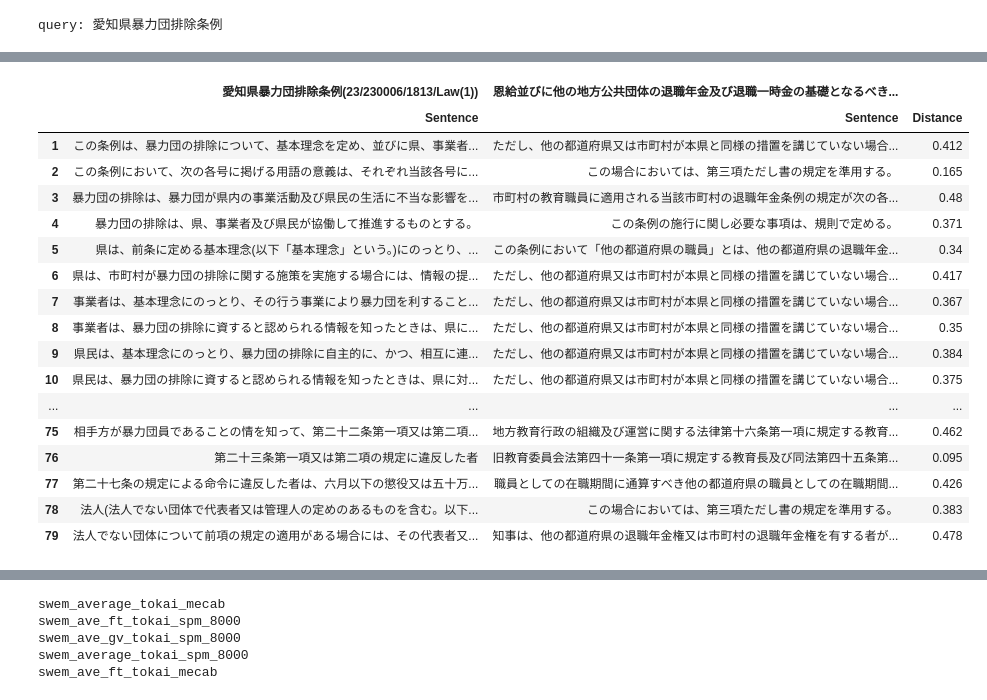
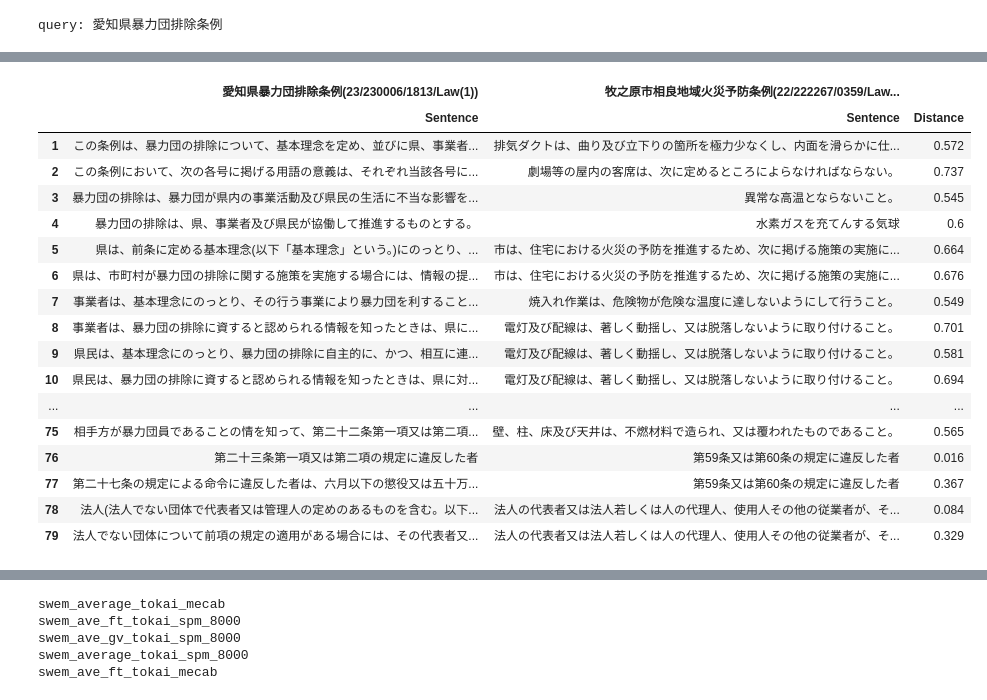
Before and after one commit to Arten013/hjst_model, a Jupyter notebook: pairtable.ipynb, the cells around one changed output, grey strips where cells are left out. Cells and saved outputs as stored; diff of their text form; code cells hidden in the pictures.

```diff
--- a/pairtable.ipynb
+++ b/pairtable.ipynb
@@ -80,7 +108,0 @@ NameError: name 'testset' is not defined
-# %%
-from hjst_model.tokenizer import load_spm
-#m = layerconf.load_model('swem_ave_gv_tokai_spm_8000-Sentence')
-testset.set_iterator_mode(level='Law', gensim=True)
-for td in testset:
-    print(td.tags, td.words)
-    break
@@ -194,0 +204,8 @@ add target: 半田市知多酒で乾杯を推進する条例 0.7940389
+# %%
+query = "24/245437/0420/Law(1)"
+query_level = re.split('\(', os.path.split(query)[1])[0]
+comp_level = 'Sentence'
+query_k = 1000
+comp_k = 10000
+threshold = 0.2
+print("query:", testset.get_elem(query))
@@ -194,0 +214,12 @@ add target: 半田市知多酒で乾杯を推進する条例 0.7940389
+# %%
+testset.set_iterator_mode(level=comp_level, tag=True, sentence=False)
+comp_level_tags = list(testset)
+comp_level_matrix = np.array([hmodel.layers[comp_level][tag].astype(np.float32) for tag in comp_level_tags])
+print(comp_level_matrix.shape)
+print('using', len(comp_level_tags), comp_level+'s')
+
+testset.set_iterator_mode(level=query_level, tag=True, sentence=False)
+query_level_tags = list(testset)
+query_level_matrix = np.matrix([hmodel.layers[query_level][tag].astype(np.float32) for tag in query_level_tags])
+print(query_level_matrix.shape)
+print('using', len(query_level_tags), query_level+'s')
@@ -317,25 +638,26 @@ over all bottom up search time 0.022 sec
 # %%
-target_law_tags = ['23/230006/1813/Law(1)', '23/230006/0317/Law(1)']
+target_law_tags = ['23/230006/1813/Law(1)', '22/222267/0359/Law(1)']
 query = target_law_tags[0]
 # %%
+target_law_tags = ['23/230006/1813/Law(1)', '22/222267/0359/Law(1)']
 df = hmodel.comptable(testset, query, target_law_tags[1:], 10, 'Sentence')
 display(df.style.apply(lambda x: coloring(threshold, x), axis=1))
 # %% [output]
-|  | 愛知県暴力団排除条例(23/230006/1813/Law(1)) | 恩給並びに他の地方公共団体の退職年金及び退職一時金の基礎となるべき... |  |
+|  | 愛知県暴力団排除条例(23/230006/1813/Law(1)) | 牧之原市相良地域火災予防条例(22/222267/0359/Law... |  |
 |  | Sentence | Sentence | Distance |
-| 1 | この条例は、暴力団の排除について、基本理念を定め、並びに県、事業者... | ただし、他の都道府県又は市町村が本県と同様の措置を講じていない場合... | 0.412 |
-| 2 | この条例において、次の各号に掲げる用語の意義は、それぞれ当該各号に... | この場合においては、第三項ただし書の規定を準用する。 | 0.165 |
-| 3 | 暴力団の排除は、暴力団が県内の事業活動及び県民の生活に不当な影響を... | 市町村の教育職員に適用される当該市町村の退職年金条例の規定が次の各... | 0.48 |
-| 4 | 暴力団の排除は、県、事業者及び県民が協働して推進するものとする。 | この条例の施行に関し必要な事項は、規則で定める。 | 0.371 |
-| 5 | 県は、前条に定める基本理念(以下「基本理念」という。)にのっとり、... | この条例において「他の都道府県の職員」とは、他の都道府県の退職年金... | 0.34 |
-| 6 | 県は、市町村が暴力団の排除に関する施策を実施する場合には、情報の提... | ただし、他の都道府県又は市町村が本県と同様の措置を講じていない場合... | 0.417 |
-| 7 | 事業者は、基本理念にのっとり、その行う事業により暴力団を利すること... | ただし、他の都道府県又は市町村が本県と同様の措置を講じていない場合... | 0.367 |
-| 8 | 事業者は、暴力団の排除に資すると認められる情報を知ったときは、県に... | ただし、他の都道府県又は市町村が本県と同様の措置を講じていない場合... | 0.35 |
-| 9 | 県民は、基本理念にのっとり、暴力団の排除に自主的に、かつ、相互に連... | ただし、他の都道府県又は市町村が本県と同様の措置を講じていない場合... | 0.384 |
-| 10 | 県民は、暴力団の排除に資すると認められる情報を知ったときは、県に対... | ただし、他の都道府県又は市町村が本県と同様の措置を講じていない場合... | 0.375 |
+| 1 | この条例は、暴力団の排除について、基本理念を定め、並びに県、事業者... | 排気ダクトは、曲り及び立下りの箇所を極力少なくし、内面を滑らかに仕... | 0.572 |
+| 2 | この条例において、次の各号に掲げる用語の意義は、それぞれ当該各号に... | 劇場等の屋内の客席は、次に定めるところによらなければならない。 | 0.737 |
+| 3 | 暴力団の排除は、暴力団が県内の事業活動及び県民の生活に不当な影響を... | 異常な高温とならないこと。 | 0.545 |
+| 4 | 暴力団の排除は、県、事業者及び県民が協働して推進するものとする。 | 水素ガスを充てんする気球 | 0.6 |
+| 5 | 県は、前条に定める基本理念(以下「基本理念」という。)にのっとり、... | 市は、住宅における火災の予防を推進するため、次に掲げる施策の実施に... | 0.664 |
+| 6 | 県は、市町村が暴力団の排除に関する施策を実施する場合には、情報の提... | 市は、住宅における火災の予防を推進するため、次に掲げる施策の実施に... | 0.676 |
+| 7 | 事業者は、基本理念にのっとり、その行う事業により暴力団を利すること... | 焼入れ作業は、危険物が危険な温度に達しないようにして行うこと。 | 0.549 |
+| 8 | 事業者は、暴力団の排除に資すると認められる情報を知ったときは、県に... | 電灯及び配線は、著しく動揺し、又は脱落しないように取り付けること。 | 0.701 |
+| 9 | 県民は、基本理念にのっとり、暴力団の排除に自主的に、かつ、相互に連... | 電灯及び配線は、著しく動揺し、又は脱落しないように取り付けること。 | 0.581 |
+| 10 | 県民は、暴力団の排除に資すると認められる情報を知ったときは、県に対... | 電灯及び配線は、著しく動揺し、又は脱落しないように取り付けること。 | 0.694 |
 | ... | ... | ... | ... |
-| 75 | 相手方が暴力団員であることの情を知って、第二十二条第一項又は第二項... | 地方教育行政の組織及び運営に関する法律第十六条第一項に規定する教育... | 0.462 |
-| 76 | 第二十三条第一項又は第二項の規定に違反した者 | 旧教育委員会法第四十一条第一項に規定する教育長及び同法第四十五条第... | 0.095 |
-| 77 | 第二十七条の規定による命令に違反した者は、六月以下の懲役又は五十万... | 職員としての在職期間に通算すべき他の都道府県の職員としての在職期間... | 0.426 |
-| 78 | 法人(法人でない団体で代表者又は管理人の定めのあるものを含む。以下... | この場合においては、第三項ただし書の規定を準用する。 | 0.383 |
-| 79 | 法人でない団体について前項の規定の適用がある場合には、その代表者又... | 知事は、他の都道府県の退職年金権又は市町村の退職年金権を有する者が... | 0.478 |
+| 75 | 相手方が暴力団員であることの情を知って、第二十二条第一項又は第二項... | 壁、柱、床及び天井は、不燃材料で造られ、又は覆われたものであること。 | 0.565 |
+| 76 | 第二十三条第一項又は第二項の規定に違反した者 | 第59条又は第60条の規定に違反した者 | 0.016 |
+| 77 | 第二十七条の規定による命令に違反した者は、六月以下の懲役又は五十万... | 第59条又は第60条の規定に違反した者 | 0.367 |
+| 78 | 法人(法人でない団体で代表者又は管理人の定めのあるものを含む。以下... | 法人の代表者又は法人若しくは人の代理人、使用人その他の従業者が、そ... | 0.084 |
+| 79 | 法人でない団体について前項の規定の適用がある場合には、その代表者又... | 法人の代表者又は法人若しくは人の代理人、使用人その他の従業者が、そ... | 0.329 |
```
Also changed, not shown: parts of 24 cells of this notebook, 5 other files.
